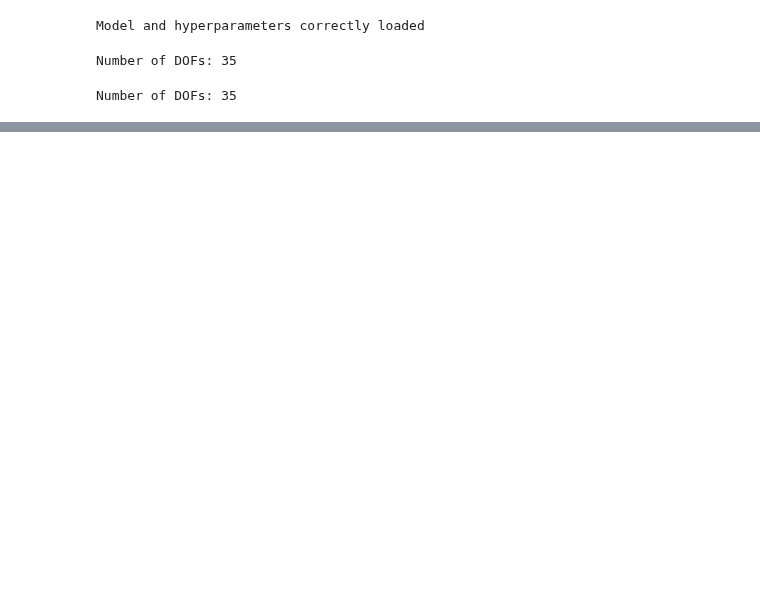
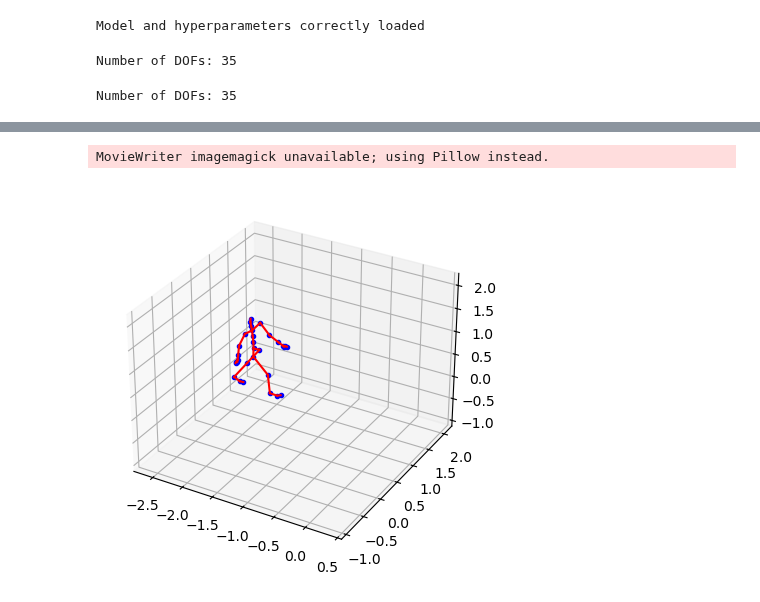
Before and after one commit to Priyanshu4/gpmdm, a Jupyter notebook: notebooks/view_gpmdm_pf.ipynb, the cells around one changed output, grey strips where cells are left out. Drawn from its saved outputs; the diff is of its cells as text; code cells hidden in the pictures; blank space fills up the shorter version.

```diff
--- a/notebooks/view_gpmdm_pf.ipynb
+++ b/notebooks/view_gpmdm_pf.ipynb
@@ -42,10 +44,10 @@ gpdm_pf = GPMDM_PF(gpdm,
                    num_particles=100,
                    n_fresh_particles_at_each_timestep=0)
 # %%
-trial_number = 36
+trial_number = 22
 test_trial = TEST_TRIALS[trial_number]
 test_trial_label = TRUTH_LABELS[trial_number]
-data_arr = test_trial.as_dataframe()[reduced_columns].to_numpy(dtype=np.float32)[::5, :]
+data_arr = test_trial.as_dataframe()[reduced_columns].to_numpy(dtype=np.float32)[::DOWNSAMPLE, :]
 # %%
 gpdm_pf.reset()
 correct = 0
@@ -130,3 +132,12 @@ fig.update_layout(
 
 # Show the interactive plot
 fig.show()
+# %%
+from amc_parser.mpl_viewer import MPLViewer
+
+viewer = MPLViewer(test_trial._joints, test_trial._frames)
+anim = viewer.animate()
+anim.save('animation.gif', writer='imagemagick', fps=120)
+# %% [output]
+MovieWriter imagemagick unavailable; using Pillow instead.
+[figure, added]
```
Also changed, not shown: parts of 3 cells of this notebook, 3 other files.
